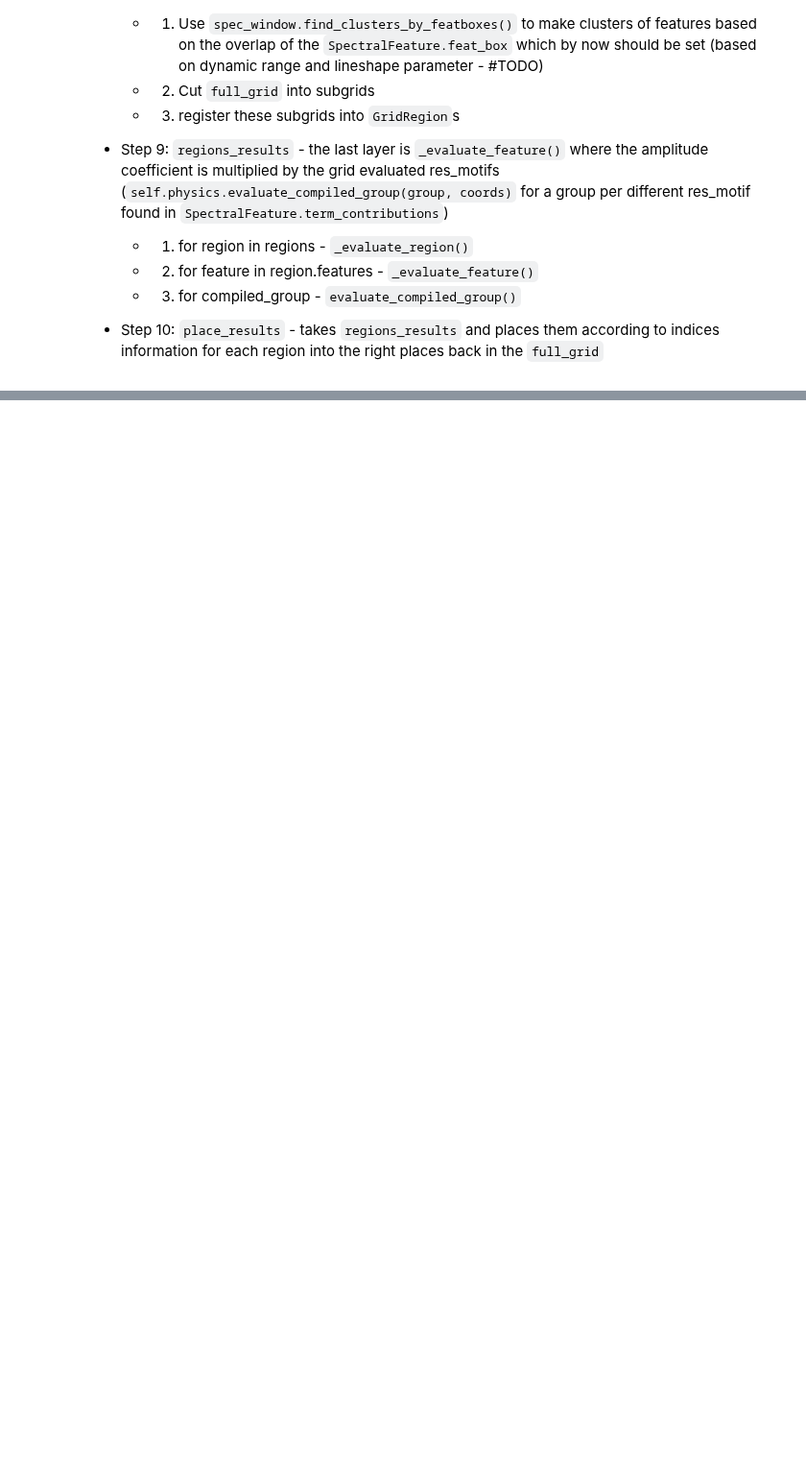
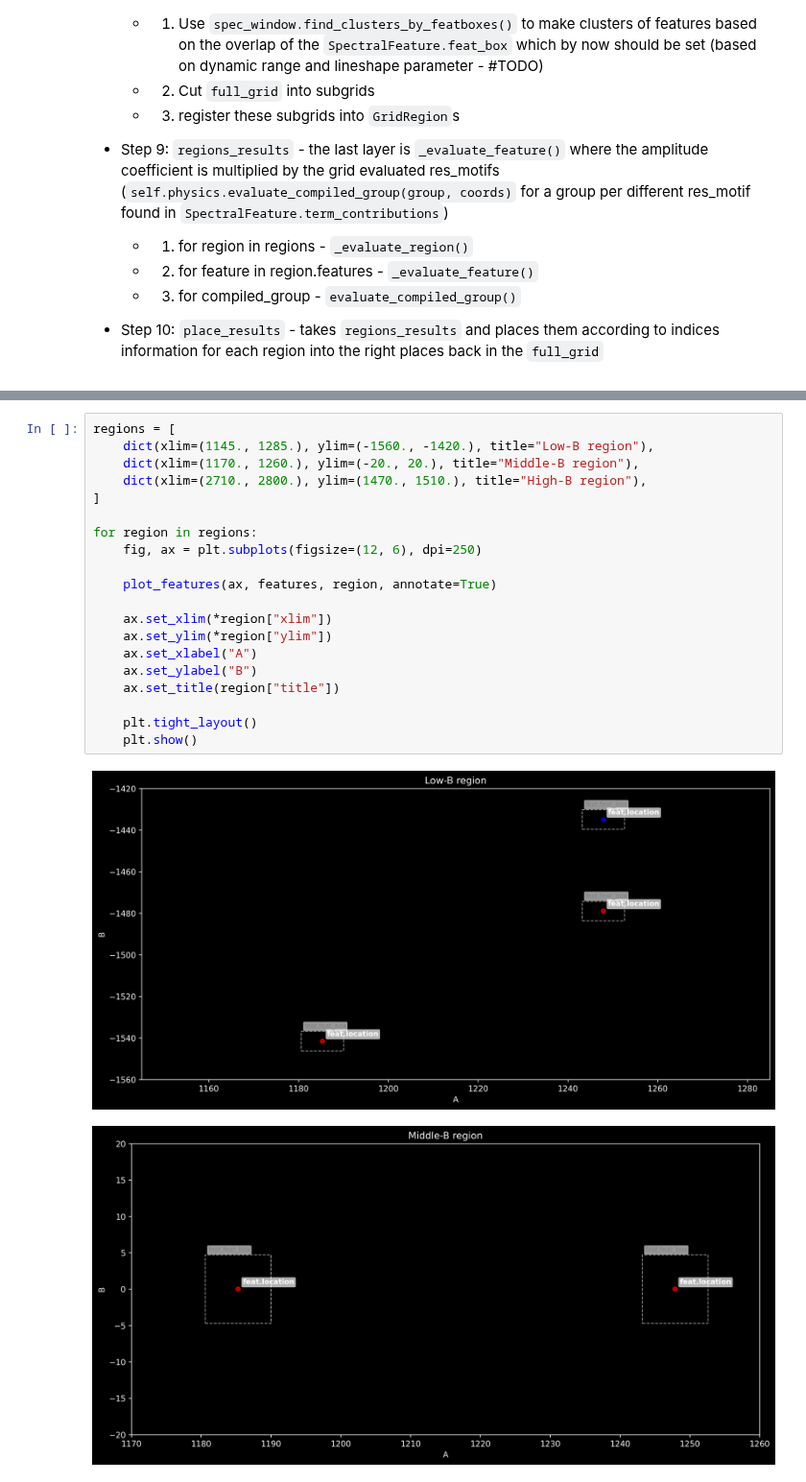
Before and after one commit to wilson-gv-project/wilson-gv, a Jupyter notebook: examples/eval_workflow_demo.ipynb, the cells around one changed output, grey strips where cells are left out. Shown at 96% size. Drawn from its saved outputs; the diff is of its cells as text; blank space fills up the shorter version.

```diff
--- a/examples/eval_workflow_demo.ipynb
+++ b/examples/eval_workflow_demo.ipynb
@@ -396,0 +499,23 @@ Part 5:
+# %%
+regions = [
+    dict(xlim=(1145., 1285.), ylim=(-1560., -1420.), title="Low-B region"),
+    dict(xlim=(1170., 1260.), ylim=(-20., 20.), title="Middle-B region"),
+    dict(xlim=(2710., 2800.), ylim=(1470., 1510.), title="High-B region"),
+]
+
+for region in regions:
+    fig, ax = plt.subplots(figsize=(12, 6), dpi=250)
+
+    plot_features(ax, features, region, annotate=True)
+
+    ax.set_xlim(*region["xlim"])
+    ax.set_ylim(*region["ylim"])
+    ax.set_xlabel("A")
+    ax.set_ylabel("B")
+    ax.set_title(region["title"])
+
+    plt.tight_layout()
+    plt.show()
+# %% [output]
+[figure, added]
+[figure, added]
```
Also changed, not shown: parts of 43 cells of this notebook.
